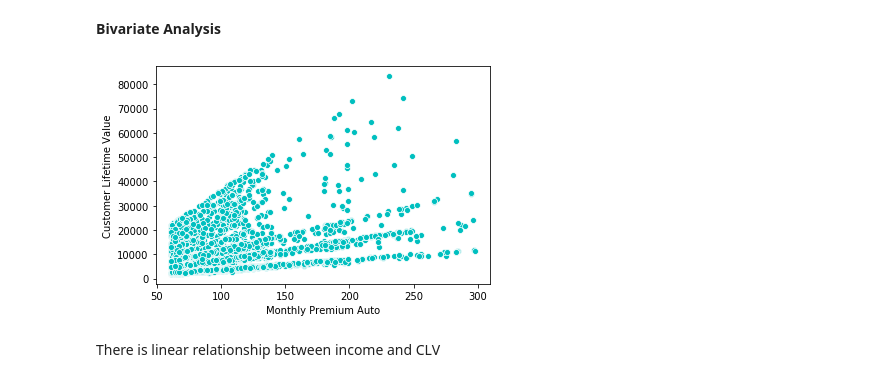
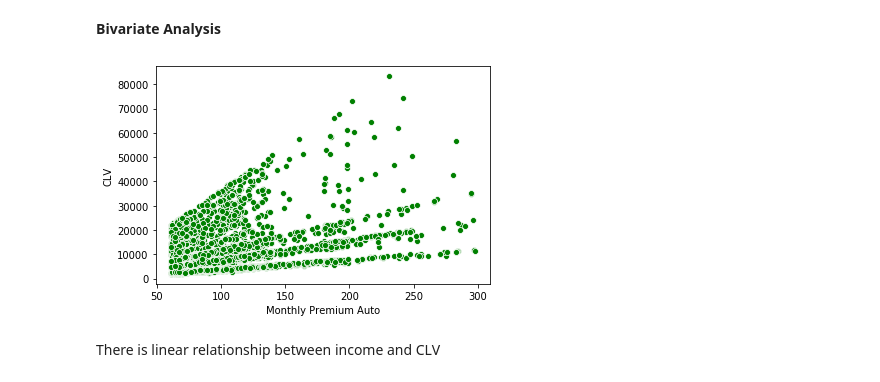
Before and after one commit to nanthasnk/Customer-Lifetime-Value-Prediction, a Jupyter notebook: Customer Lifetime Value Prediction.ipynb, the cells around one changed output. Saved outputs shown, nothing was run; the diff lists cells and outputs as text; code cells hidden in the pictures.

```diff
--- a/Customer Lifetime Value Prediction.ipynb
+++ b/Customer Lifetime Value Prediction.ipynb
@@ -159,10 +161,11 @@ plt.show()
 # %% [markdown]
 **Bivariate Analysis**
 # %%
-sns.scatterplot(df["Monthly Premium Auto"],df["Customer Lifetime Value"],color='c')
+sns.scatterplot(df["Monthly Premium Auto"],df["CLV"],color='g')
+# plt.savefig("bi.png")
 plt.show()
 # %% [output]
-[figure, old version]
+[figure, new version]
 # %% [markdown]
 There is linear relationship between income and CLV
 # %% [markdown]
```
Also changed, not shown: parts of 145 cells of this notebook, 8 other files.
